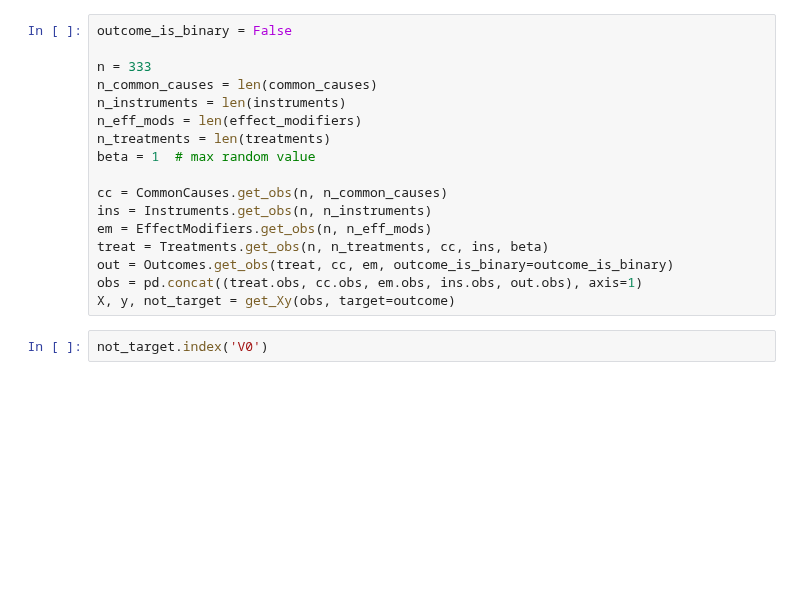
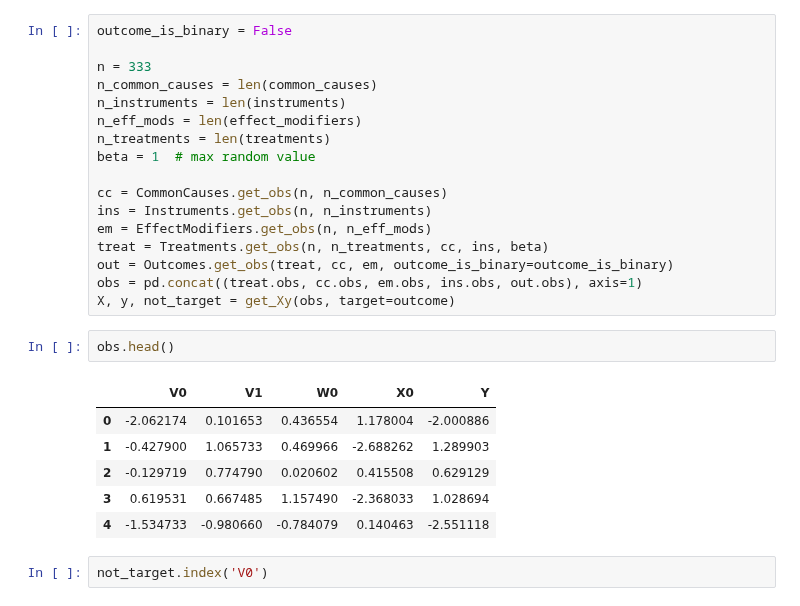
Before and after one commit to eschmidt42/bcg, a Jupyter notebook: notebooks/02_causal_model.ipynb, the cells around one changed output. Drawn from its saved outputs; the diff is of its cells as text; blank space fills up the shorter version.

```diff
--- a/notebooks/02_causal_model.ipynb
+++ b/notebooks/02_causal_model.ipynb
@@ -427,6 +435,15 @@ treat = Treatments.get_obs(n, n_treatments, cc, ins, beta)
 out = Outcomes.get_obs(treat, cc, em, outcome_is_binary=outcome_is_binary)
 obs = pd.concat((treat.obs, cc.obs, em.obs, ins.obs, out.obs), axis=1)
 X, y, not_target = get_Xy(obs, target=outcome)
+# %%
+obs.head()
+# %% [output]
+|  | V0 | V1 | W0 | X0 | Y |
+| 0 | -2.062174 | 0.101653 | 0.436554 | 1.178004 | -2.000886 |
+| 1 | -0.427900 | 1.065733 | 0.469966 | -2.688262 | 1.289903 |
+| 2 | -0.129719 | 0.774790 | 0.020602 | 0.415508 | 0.629129 |
+| 3 | 0.619531 | 0.667485 | 1.157490 | -2.368033 | 1.028694 |
+| 4 | -1.534733 | -0.980660 | -0.784079 | 0.140463 | -2.551118 |
 # %%
 not_target.index('V0')
 # %% [output]
```
Also changed, not shown: parts of 22 cells of this notebook.
